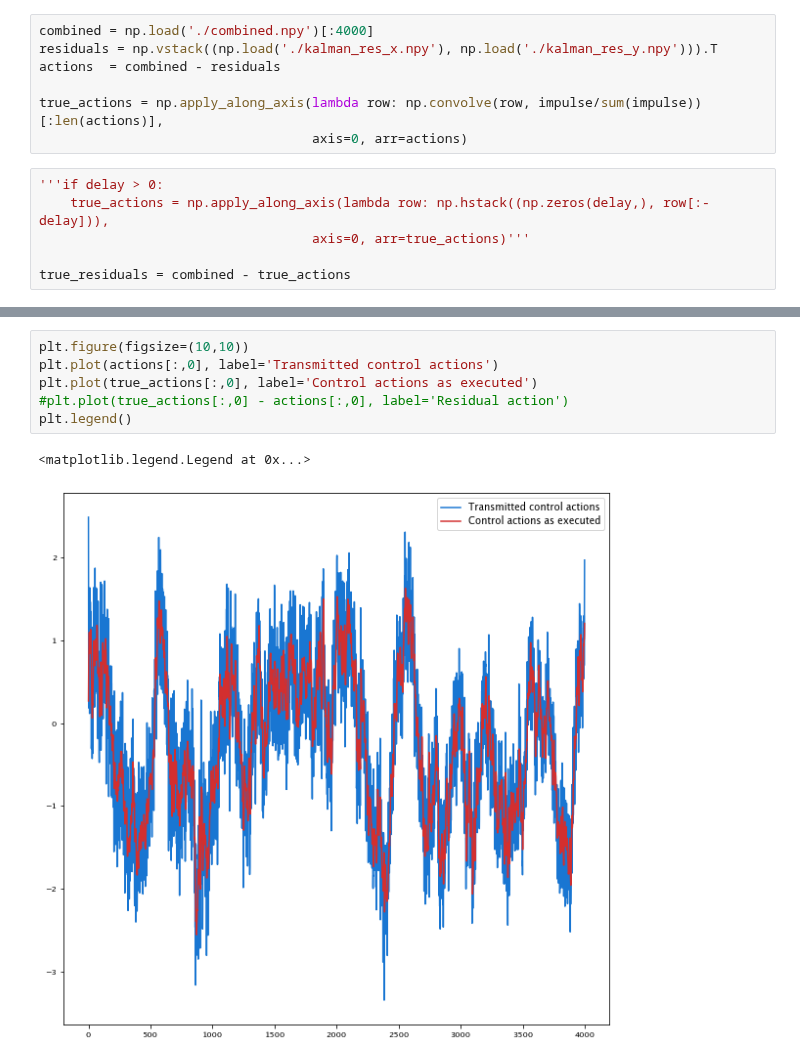
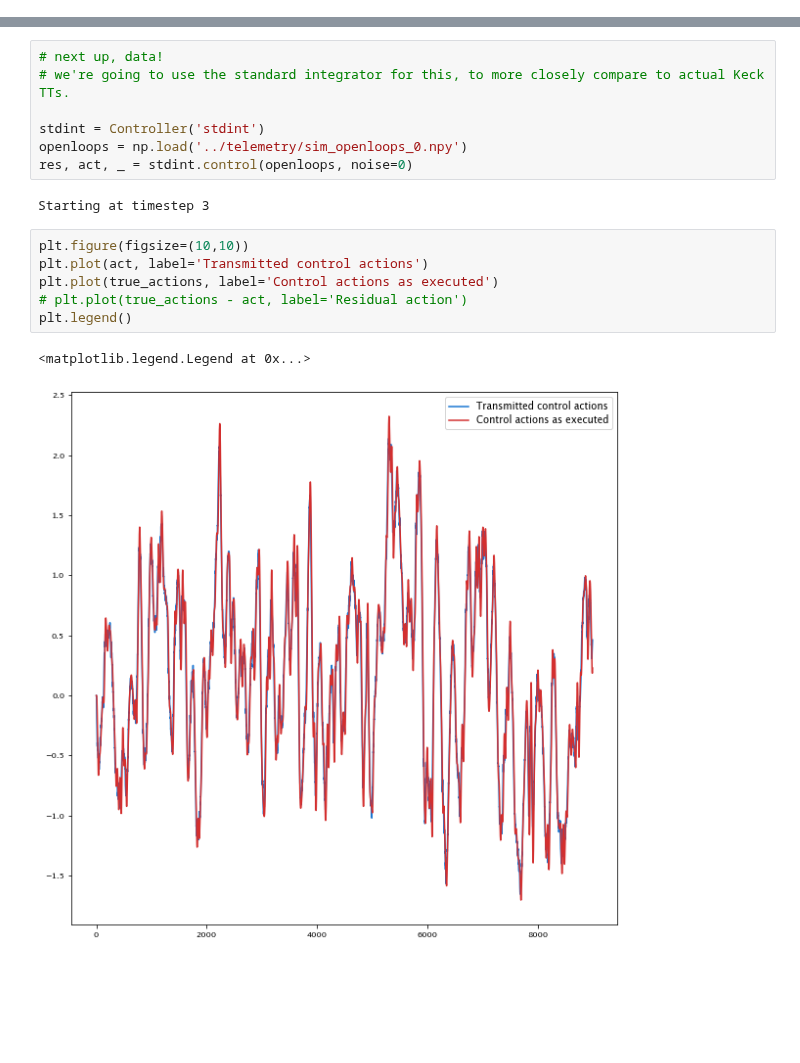
Before and after one commit to aditya-sengupta/tip-tilt-control, a Jupyter notebook: control/dev/control-response.ipynb, the cells around one changed output, grey strips where cells are left out. Cells and saved outputs as stored; diff of their text form; blank space fills up the shorter version.

```diff
--- a/control/dev/control-response.ipynb
+++ b/control/dev/control-response.ipynb
@@ -33,13 +30,0 @@ times = times[times >= 0]
-# %%
-combined = np.load('./combined.npy')[:4000]
-residuals = np.vstack((np.load('./kalman_res_x.npy'), np.load('./kalman_res_y.npy'))).T
-actions  = combined - residuals
-
-true_actions = np.apply_along_axis(lambda row: np.convolve(row, impulse/sum(impulse))[:len(actions)],
-                                   axis=0, arr=actions)
-# %%
-'''if delay > 0:
-    true_actions = np.apply_along_axis(lambda row: np.hstack((np.zeros(delay,), row[:-delay])),
-                                   axis=0, arr=true_actions)'''
-
-true_residuals = combined - true_actions
@@ -46,9 +37,18 @@ true_residuals = combined - true_actions
+# %%
+# next up, data!
+# we're going to use the standard integrator for this, to more closely compare to actual Keck TTs.
+
+stdint = Controller('stdint')
+openloops = np.load('../telemetry/sim_openloops_0.npy')
+res, act, _ = stdint.control(openloops, noise=0)
+# %% [output]
+Starting at timestep 3
 # %%
 plt.figure(figsize=(10,10))
-plt.plot(actions[:,0], label='Transmitted control actions')
-plt.plot(true_actions[:,0], label='Control actions as executed')
-#plt.plot(true_actions[:,0] - actions[:,0], label='Residual action')
+plt.plot(act, label='Transmitted control actions')
+plt.plot(true_actions, label='Control actions as executed')
+# plt.plot(true_actions - act, label='Residual action')
 plt.legend()
 # %% [output]
 <matplotlib.legend.Legend at 0x...>
-[figure, old version]
+[figure, new version]
```
Also changed, not shown: parts of 15 cells of this notebook, 3 other files.
